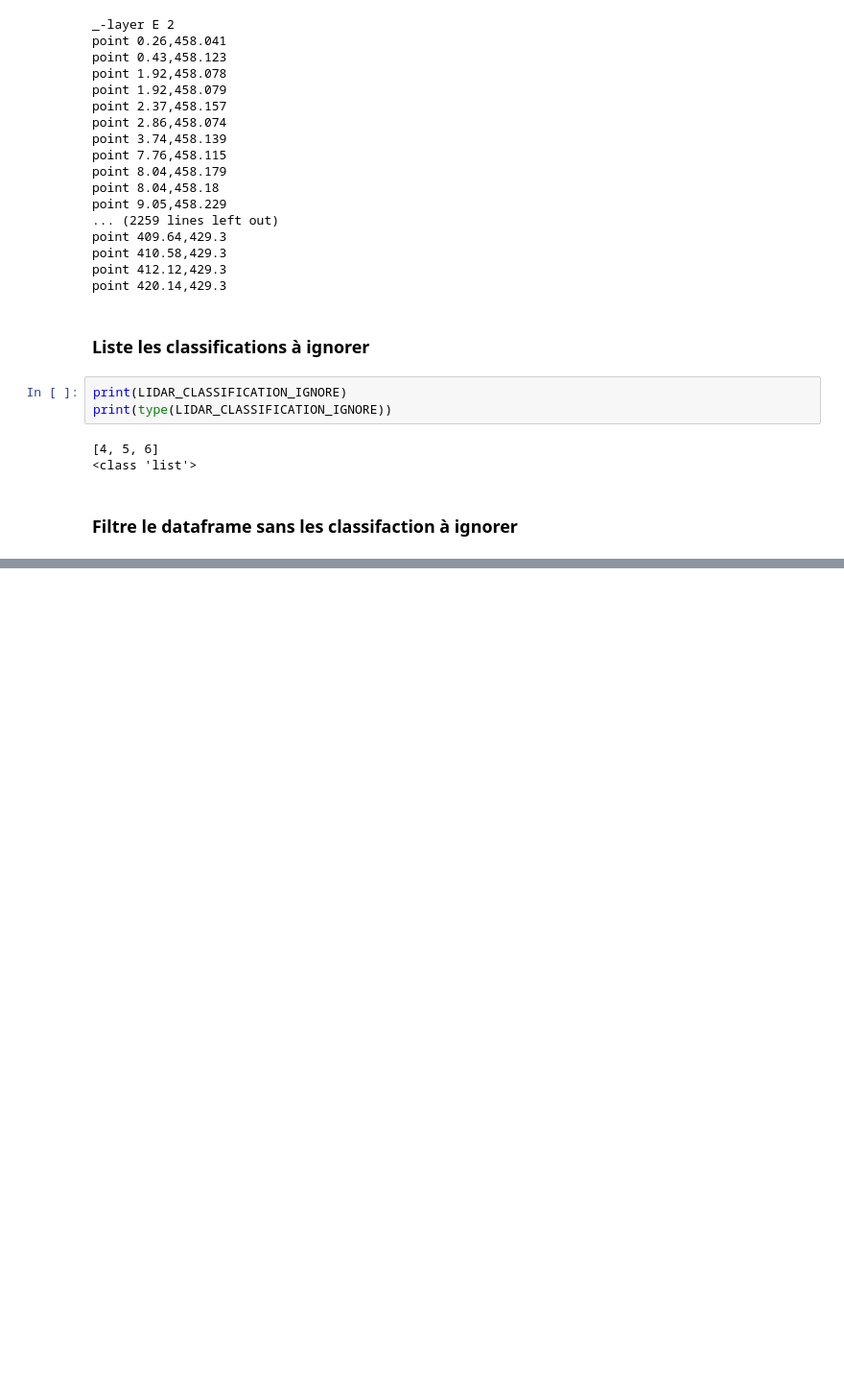
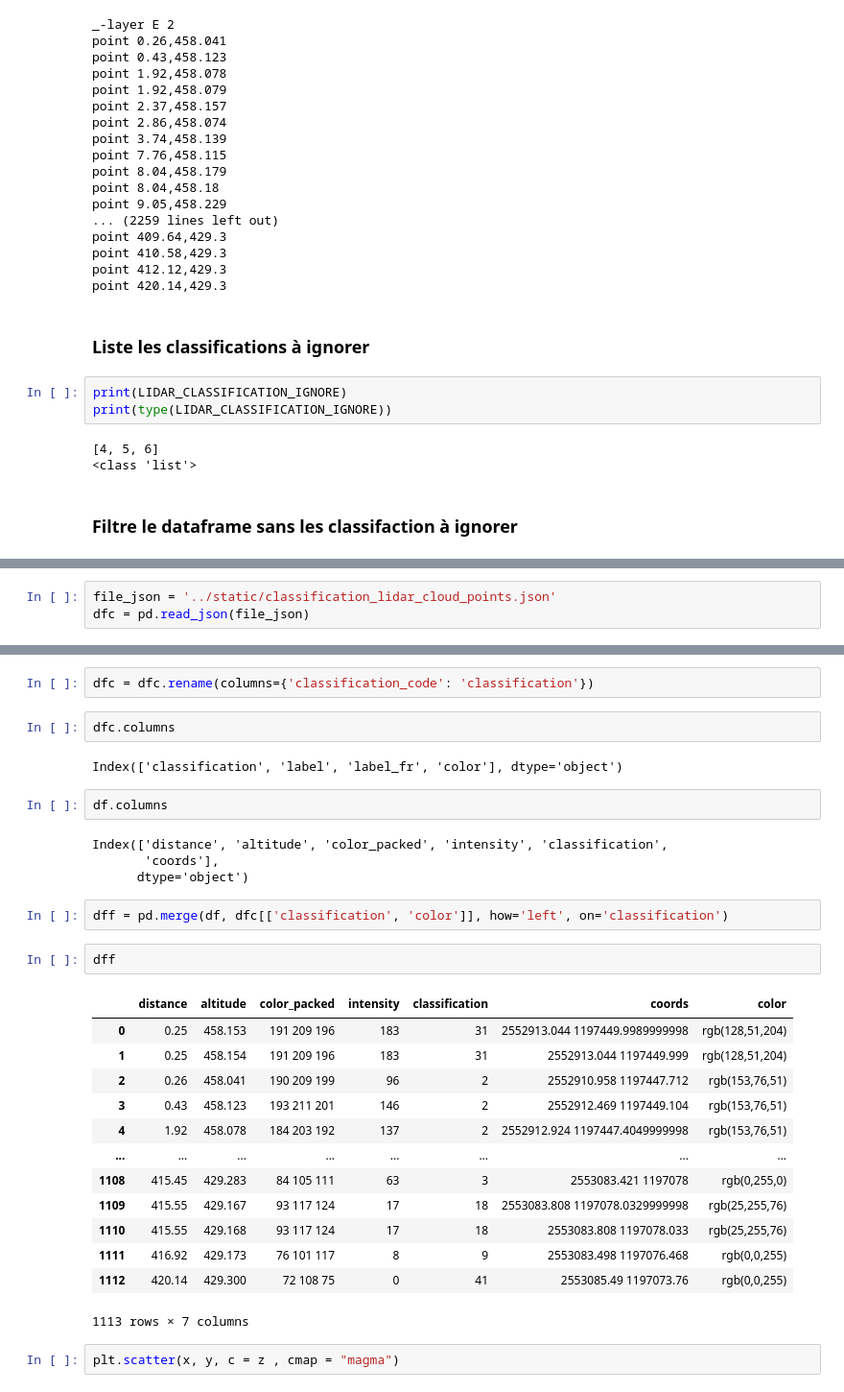
Before and after one commit to gowitz/lidar_to_acad_points, a Jupyter notebook: dev/tests.ipynb, the cells around one changed output, grey strips where cells are left out. Shown: that part at 96% size. Saved outputs shown, nothing was run; the diff lists cells and outputs as text; blank space fills up the shorter version.

```diff
--- a/dev/tests.ipynb
+++ b/dev/tests.ipynb
@@ -281,0 +355,3 @@ print(df_filtred)
+# %%
+file_json = '../static/classification_lidar_cloud_points.json'
+dfc = pd.read_json(file_json)
@@ -281,0 +379,32 @@ print(df_filtred)
+# %%
+dfc = dfc.rename(columns={'classification_code': 'classification'})
+# %%
+dfc.columns
+# %% [output]
+Index(['classification', 'label', 'label_fr', 'color'], dtype='object')
+# %%
+df.columns
+# %% [output]
+Index(['distance', 'altitude', 'color_packed', 'intensity', 'classification',
+       'coords'],
+      dtype='object')
+# %%
+dff = pd.merge(df, dfc[['classification', 'color']], how='left', on='classification')
+# %%
+dff
+# %% [output]
+|  | distance | altitude | color_packed | intensity | classification | coords | color |
+| 0 | 0.25 | 458.153 | 191 209 196 | 183 | 31 | 2552913.044 1197449.9989999998 | rgb(128,51,204) |
+| 1 | 0.25 | 458.154 | 191 209 196 | 183 | 31 | 2552913.044 1197449.999 | rgb(128,51,204) |
+| 2 | 0.26 | 458.041 | 190 209 199 | 96 | 2 | 2552910.958 1197447.712 | rgb(153,76,51) |
+| 3 | 0.43 | 458.123 | 193 211 201 | 146 | 2 | 2552912.469 1197449.104 | rgb(153,76,51) |
+| 4 | 1.92 | 458.078 | 184 203 192 | 137 | 2 | 2552912.924 1197447.4049999998 | rgb(153,76,51) |
+| ... | ... | ... | ... | ... | ... | ... | ... |
+| 1108 | 415.45 | 429.283 | 84 105 111 | 63 | 3 | 2553083.421 1197078 | rgb(0,255,0) |
+| 1109 | 415.55 | 429.167 | 93 117 124 | 17 | 18 | 2553083.808 1197078.0329999998 | rgb(25,255,76) |
+| 1110 | 415.55 | 429.168 | 93 117 124 | 17 | 18 | 2553083.808 1197078.033 | rgb(25,255,76) |
+| 1111 | 416.92 | 429.173 | 76 101 117 | 8 | 9 | 2553083.498 1197076.468 | rgb(0,0,255) |
+| 1112 | 420.14 | 429.300 | 72 108 75 | 0 | 41 | 2553085.49 1197073.76 | rgb(0,0,255) |
+1113 rows × 7 columns
+# %%
+plt.scatter(x, y, c = z , cmap = "magma")
```
Also changed, not shown: parts of 41 cells of this notebook, 24 other files.
